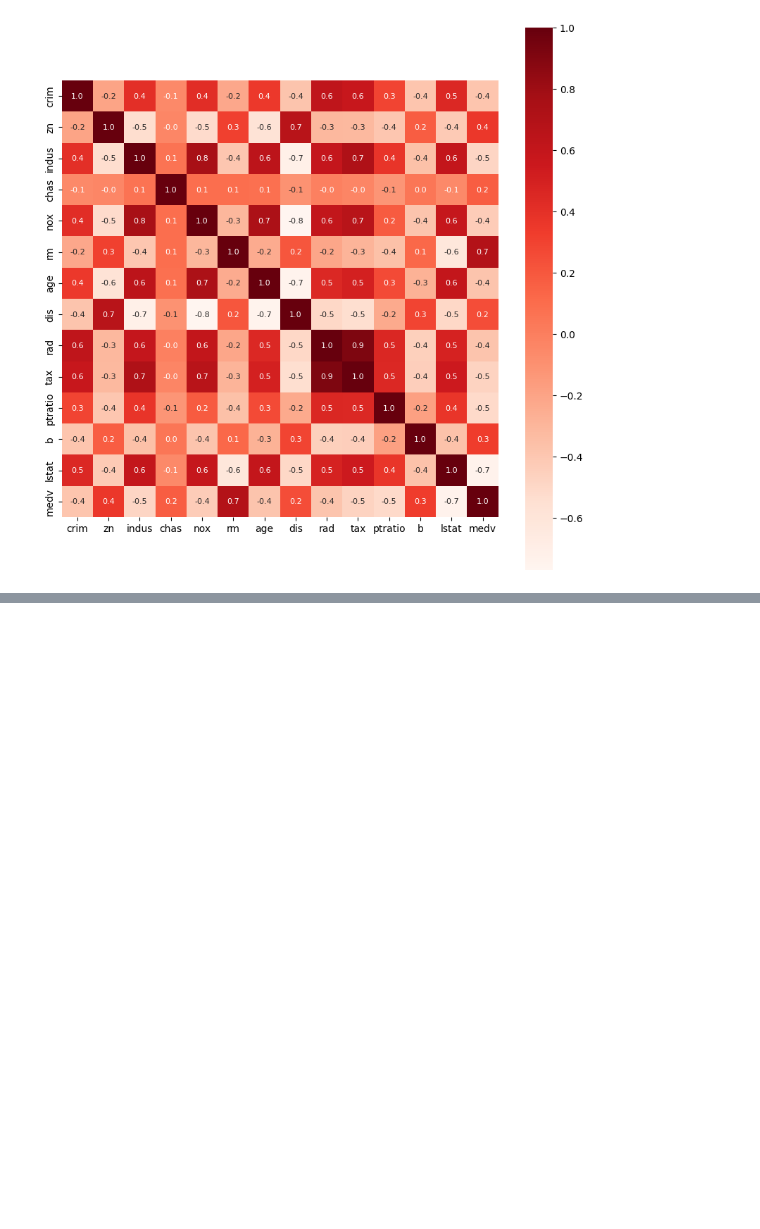
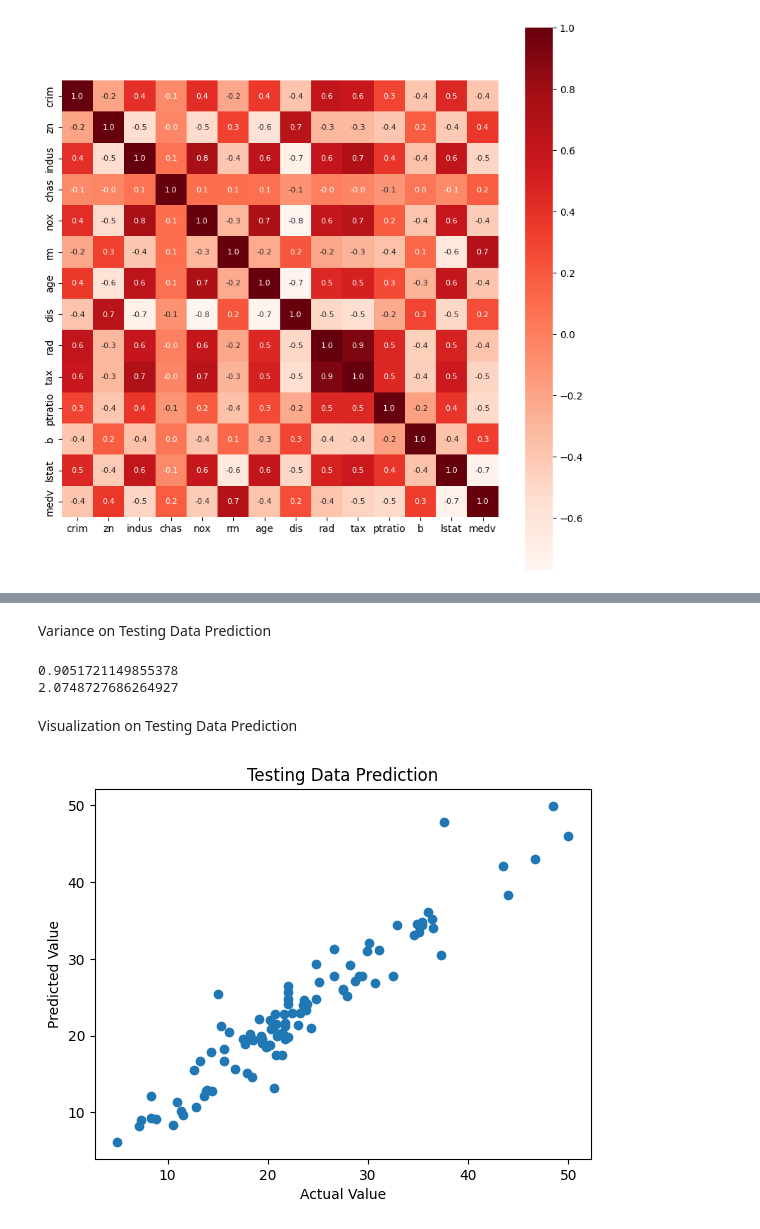
Before and after one commit to Abinesh-Srinivasan/House-Price-Prediction-ML, a Jupyter notebook: House Price Prediction.ipynb, the cells around one changed output, grey strips where cells are left out. Saved outputs shown, nothing was run; the diff lists cells and outputs as text; code cells hidden in the pictures; blank space fills up the shorter version.

```diff
--- a/House Price Prediction.ipynb
+++ b/House Price Prediction.ipynb
@@ -94,0 +192,3 @@ sns.heatmap(correlation,cbar=True, cmap='Reds', square=True, annot=True,fmt='.1f
+# %%
+test_data_prediction=model.predict(X_test)
+print(test_data_prediction)
@@ -94,0 +213,23 @@ sns.heatmap(correlation,cbar=True, cmap='Reds', square=True, annot=True,fmt='.1f
+# %% [markdown]
+Variance on Testing Data Prediction
+# %%
+# R square error
+score_3=metrics.r2_score(Y_test,test_data_prediction)
+# Mean absolute error
+score_4=metrics.mean_absolute_error(Y_test,test_data_prediction)
+
+print(score_3)
+print(score_4)
+# %% [output]
+0.9051721149855378
+2.0748727686264927
+# %% [markdown]
+Visualization on Testing Data Prediction
+# %%
+plt.scatter(Y_test,test_data_prediction)
+plt.xlabel("Actual Value")
+plt.ylabel("Predicted Value")
+plt.title("Testing Data Prediction")
+plt.show()
+# %% [output]
+[figure, added]
```
Also changed, not shown: parts of 15 cells of this notebook.
